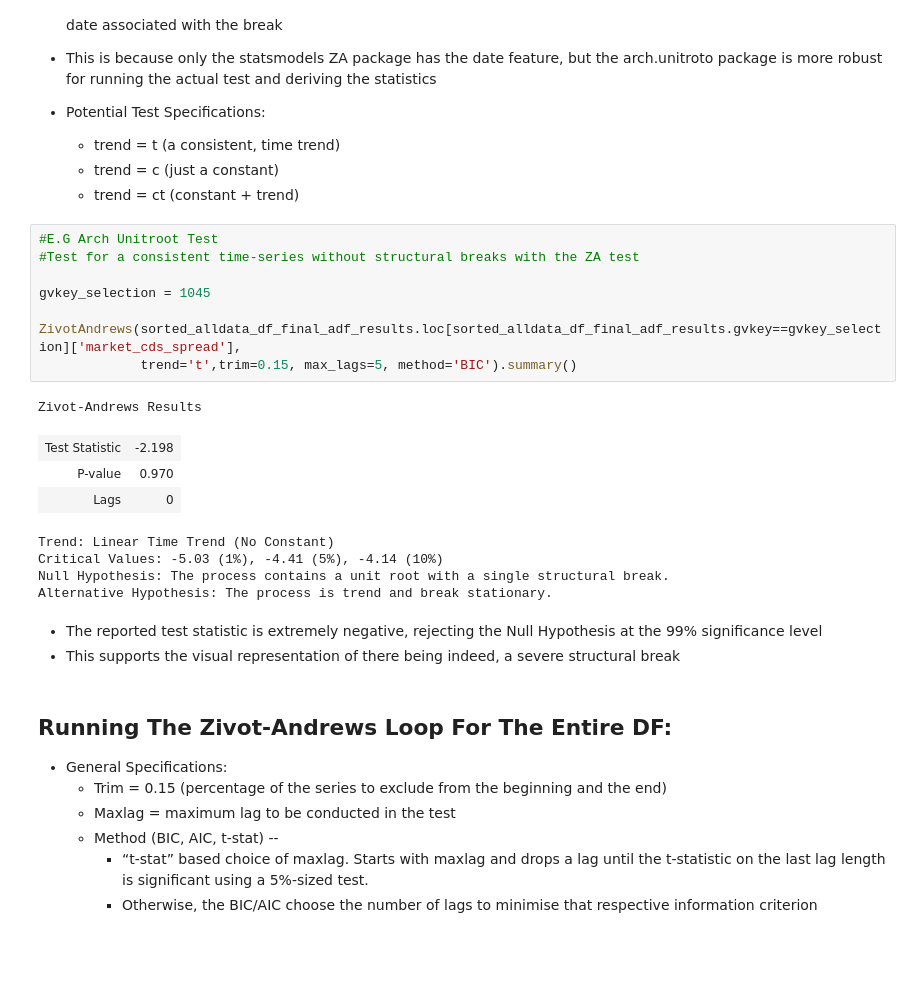
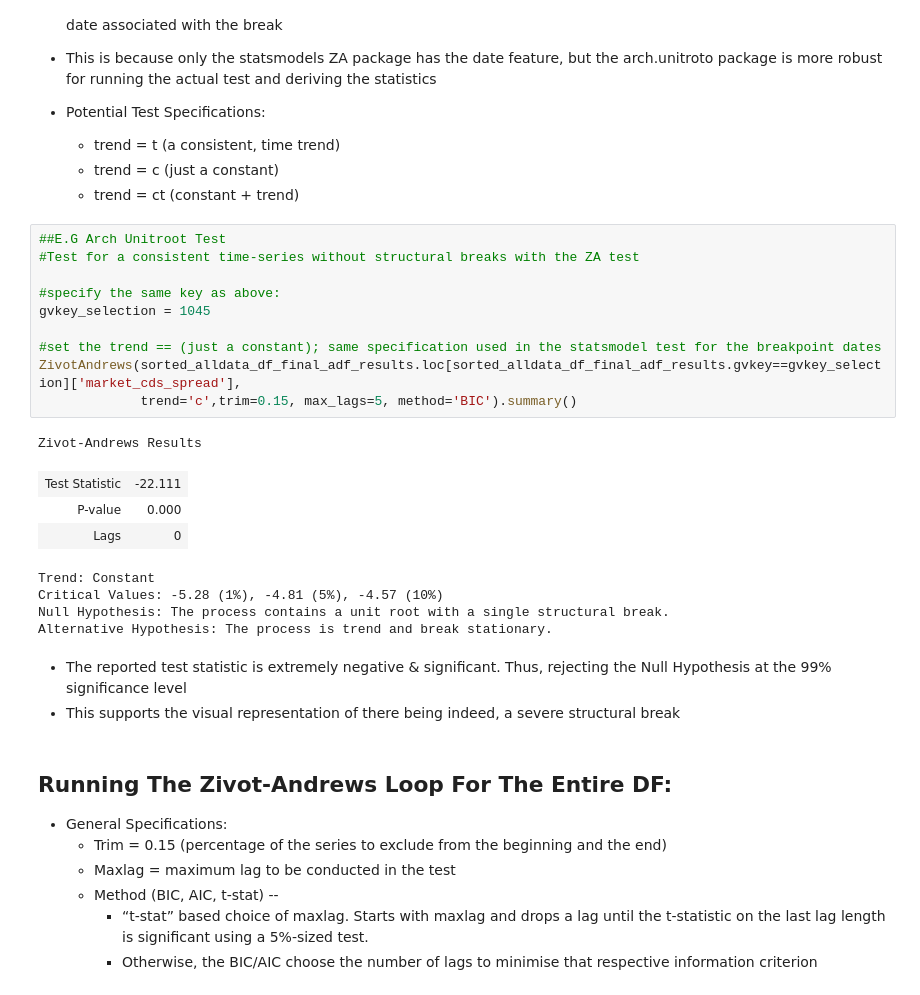
Before and after one commit to Jspano95/Jspano_MScQFin_Thesis, a Jupyter notebook: Jspano_MSc_QuantFin_Public_Github_V1.00.ipynb, the cells around one changed output. Saved outputs shown, nothing was run; the diff lists cells and outputs as text; blank space fills up the shorter version.

```diff
--- a/Jspano_MSc_QuantFin_Public_Github_V1.00.ipynb
+++ b/Jspano_MSc_QuantFin_Public_Github_V1.00.ipynb
@@ -2406,24 +2589,26 @@ zivot_andrews_mini_explanation_df.loc[zivot_andrews_mini_explanation_df.gvkey==g
     * trend = c (just a constant)
     * trend = ct (constant + trend)
 # %%
-#E.G Arch Unitroot Test
+##E.G Arch Unitroot Test
 #Test for a consistent time-series without structural breaks with the ZA test
 
+#specify the same key as above:
 gvkey_selection = 1045
 
+#set the trend == (just a constant); same specification used in the statsmodel test for the breakpoint dates
 ZivotAndrews(sorted_alldata_df_final_adf_results.loc[sorted_alldata_df_final_adf_results.gvkey==gvkey_selection]['market_cds_spread'],
-             trend='t',trim=0.15, max_lags=5, method='BIC').summary()
+             trend='c',trim=0.15, max_lags=5, method='BIC').summary()
 # %% [output]
 Zivot-Andrews Results
-| Test Statistic | -2.198 |
-| P-value | 0.970 |
+| Test Statistic | -22.111 |
+| P-value | 0.000 |
 | Lags | 0 |
-Trend: Linear Time Trend (No Constant)
-Critical Values: -5.03 (1%), -4.41 (5%), -4.14 (10%)
+Trend: Constant
+Critical Values: -5.28 (1%), -4.81 (5%), -4.57 (10%)
 Null Hypothesis: The process contains a unit root with a single structural break.
 Alternative Hypothesis: The process is trend and break stationary.
 # %% [markdown]
-* The reported test statistic is extremely negative, rejecting the Null Hypothesis at the 99% significance level
+* The reported test statistic is extremely negative & significant. Thus, rejecting the Null Hypothesis at the 99% significance level
 * This supports the visual representation of there being indeed, a severe structural break
 # %% [markdown]
 ## Running The  Zivot-Andrews Loop For The Entire DF:
```
Also changed, not shown: parts of 88 cells of this notebook.
